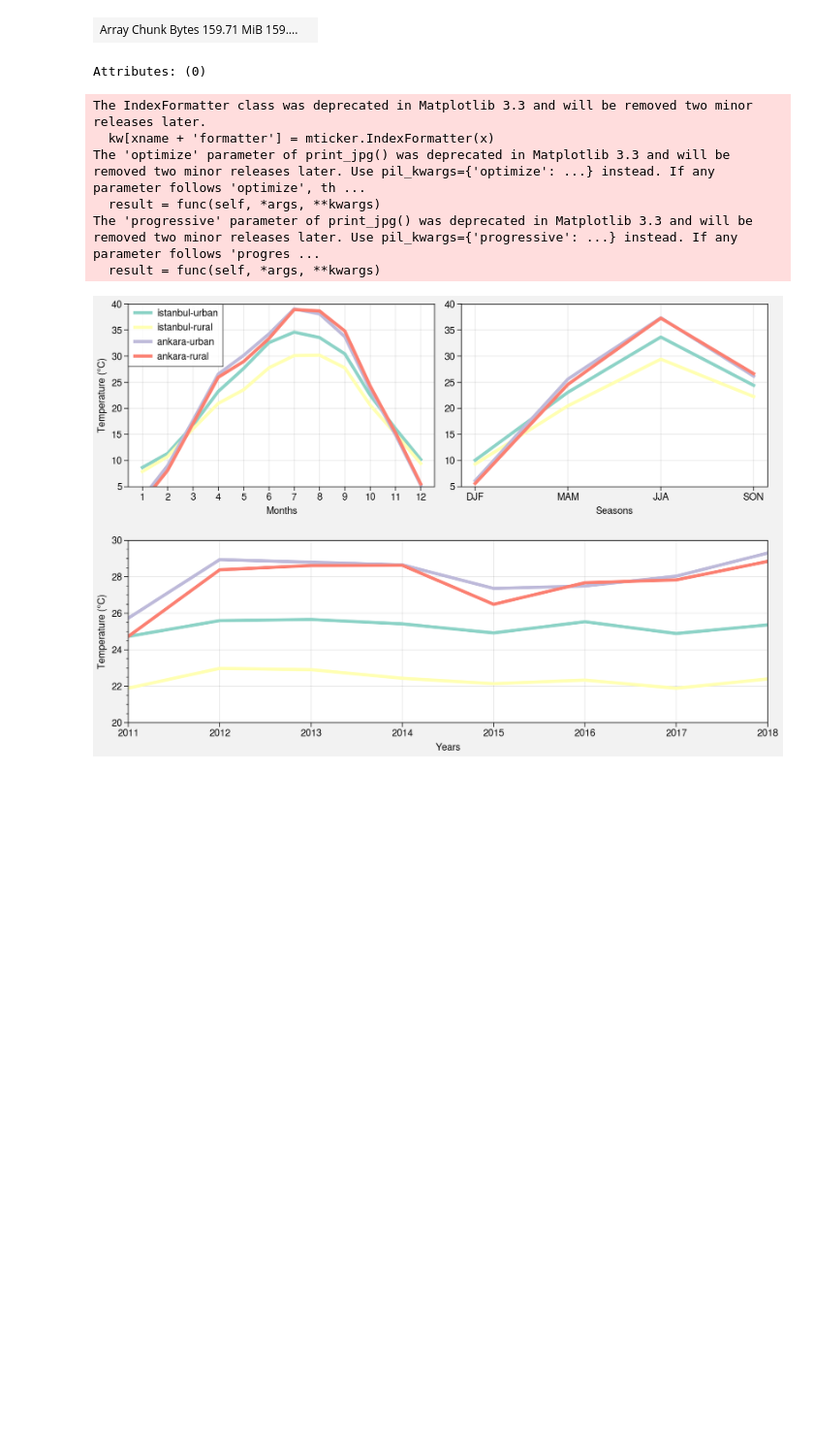
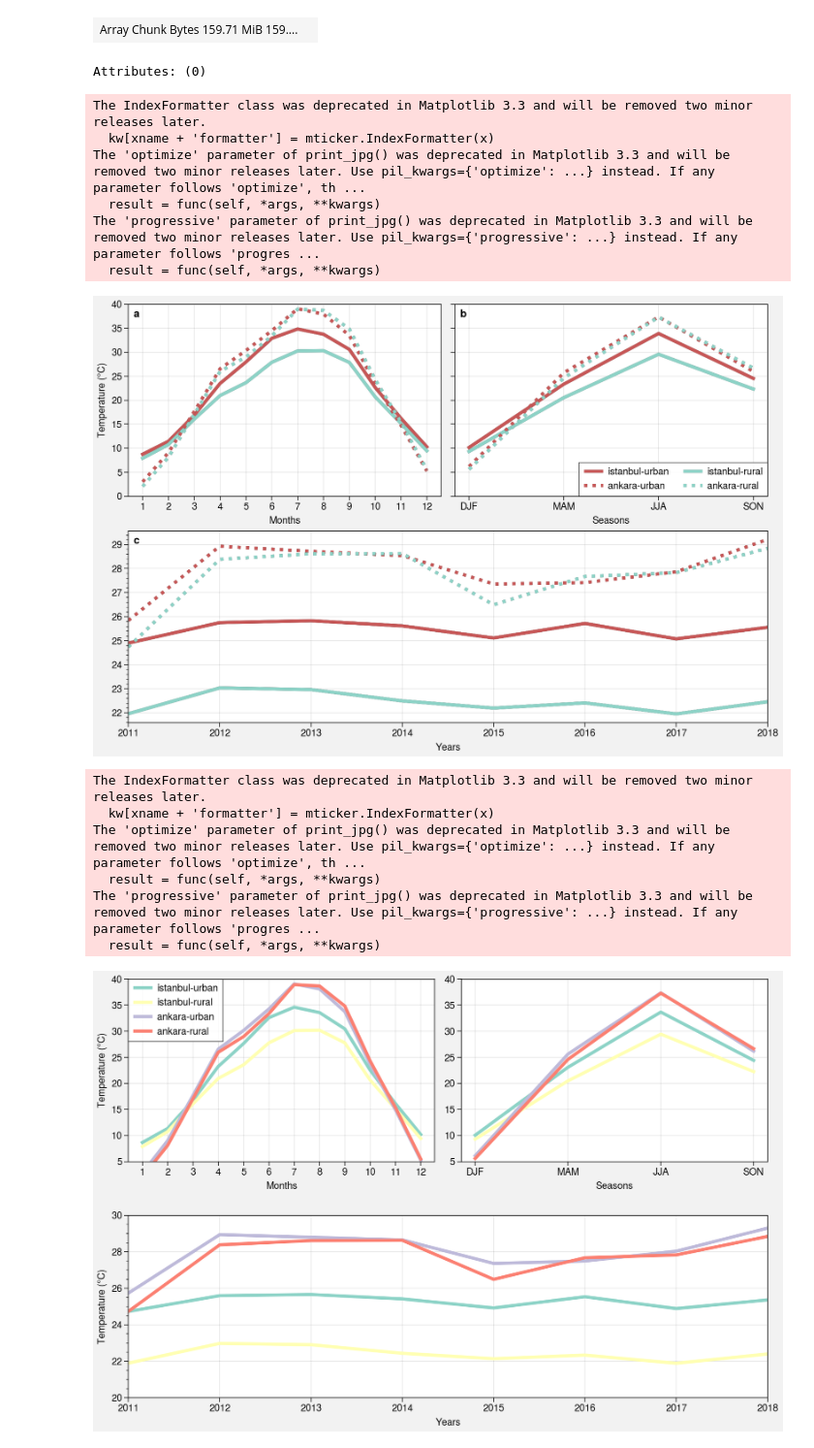
Before and after one commit to donmezkutay/ATMOS22-Paper-Codes, a Jupyter notebook: modis_analysis.ipynb, the cells around one changed output. Shown at 97% size. Drawn from its saved outputs; the diff is of its cells as text; code cells hidden in the pictures; blank space fills up the shorter version.

Commit message:
update modis fig

```diff
--- a/modis_analysis.ipynb
+++ b/modis_analysis.ipynb
@@ -168,6 +169,26 @@ for province in provinces:
 yearly_mean_df = pd.DataFrame(yearly_mean_dict, index=np.arange(2011,2019))
 monthly_mean_df = pd.DataFrame(monthly_mean_dict, index=np.arange(1,13))
 seasonal_mean_df = pd.DataFrame(seasonal_mean_dict, index=['DJF', 'MAM', 'JJA', 'SON'])
+# %%
+method = 'modis_time_mean_lineplot'
+
+styles = ['-','-',':', ':']
+colors = ['#c75757', '#8dd3c7', '#c75757', '#8dd3c7']
+
+modis_time_mean_lineplot(monthly_mean_df,
+                           seasonal_mean_df,
+                           yearly_mean_df,
+                           method,
+                           styles,
+                           colors)
+# %% [output]
+The IndexFormatter class was deprecated in Matplotlib 3.3 and will be removed two minor releases later.
+  kw[xname + 'formatter'] = mticker.IndexFormatter(x)
+The 'optimize' parameter of print_jpg() was deprecated in Matplotlib 3.3 and will be removed two minor releases later. Use pil_kwargs={'optimize': ...} instead. If any parameter follows 'optimize', th ...
+  result = func(self, *args, **kwargs)
+The 'progressive' parameter of print_jpg() was deprecated in Matplotlib 3.3 and will be removed two minor releases later. Use pil_kwargs={'progressive': ...} instead. If any parameter follows 'progres ...
+  result = func(self, *args, **kwargs)
+[figure, added]
 # %%
 # start figure
 f, axs = proplot.subplots(array=[[1, 1, 2, 2],
```
Also changed, not shown: parts of 3 cells of this notebook, 3 other files.
